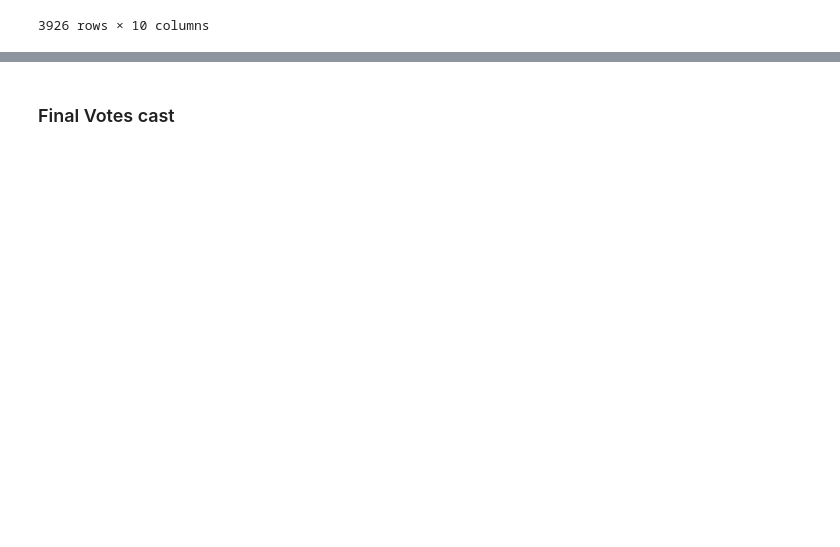
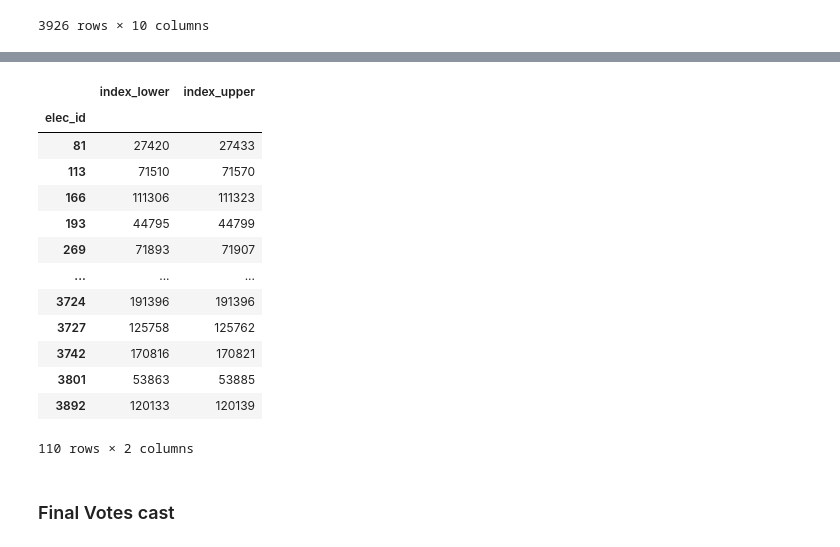
Before and after one commit to epfl-ada/ada-2024-project-ackthuallydeadalready, a Jupyter notebook: EDA.ipynb, the cells around one changed output, grey strips where cells are left out. Drawn from its saved outputs; the diff is of its cells as text; code cells hidden in the pictures; blank space fills up the shorter version.

```diff
--- a/EDA.ipynb
+++ b/EDA.ipynb
@@ -714,0 +705,36 @@ C:\Users\mikai\AppDa
+# %%
+flagged_elec_id = []
+
+for elec_id in unique_elections['elec_id']:
+    #check if same month, next or previous month as mode
+    for idx in data[data['elec_id']==elec_id].index:
+        if type(data.iloc[idx,5]) == float:
+            #print('skipped NaN')
+            continue
+
+        elif (datetime.strptime(data[data['elec_id']==elec_id]['MON'].mode()[0], '%B').month) == 1:
+            if (datetime.strptime(data[data['elec_id']==elec_id]['MON'].mode()[0], '%B').month == data.iloc[idx,5].month) or \
+                (12 == data.iloc[idx,5].month) or \
+                (2 == data.iloc[idx,5].month):
+                pass
+                #print('No Problem - Jan', idx)
+
+        elif (datetime.strptime(data[data['elec_id']==elec_id]['MON'].mode()[0], '%B').month) == 12:
+            if (datetime.strptime(data[data['elec_id']==elec_id]['MON'].mode()[0], '%B').month == data.iloc[idx,5].month) or \
+                (11 == data.iloc[idx,5].month) or \
+                (1 == data.iloc[idx,5].month):
+                pass
+                #print('No Problem- Dec', idx)
+
+        elif (datetime.strptime(data[data['elec_id']==elec_id]['MON'].mode()[0], '%B').month) != 1 and 2:
+            if (datetime.strptime(data[data['elec_id']==elec_id]['MON'].mode()[0], '%B').month == data.iloc[idx,5].month) or \
+                ((datetime.strptime(data[data['elec_id']==elec_id]['MON'].mode()[0], '%B').month+1) == data.iloc[idx,5].month) or \
+                ((datetime.strptime(data[data['elec_id']==elec_id]['MON'].mode()[0], '%B').month-1) == data.iloc[idx,5].month):
+                pass
+                #print('No Problem', idx)
+            else:
+                #print('row', idx)
+                flagged_elec_id.append([elec_id, idx])
+# %%
+flagged_elec_id = pd.DataFrame(flagged_elec_id, columns=('elec_id','index'))
+flagged_elec_id
@@ -714,0 +755,18 @@ C:\Users\mikai\AppDa
+# %%
+flagged_elec_id_boundaries = (flagged_elec_id.groupby('elec_id').min()).merge(flagged_elec_id.groupby('elec_id').max(), on='elec_id', suffixes=('_lower','_upper'))
+flagged_elec_id_boundaries
+# %% [output]
+|  | index_lower | index_upper |
+| elec_id |  |  |
+| 81 | 27420 | 27433 |
+| 113 | 71510 | 71570 |
+| 166 | 111306 | 111323 |
+| 193 | 44795 | 44799 |
+| 269 | 71893 | 71907 |
+| ... | ... | ... |
+| 3724 | 191396 | 191396 |
+| 3727 | 125758 | 125762 |
+| 3742 | 170816 | 170821 |
+| 3801 | 53863 | 53885 |
+| 3892 | 120133 | 120139 |
+110 rows × 2 columns
```
Also changed, not shown: parts of 17 cells of this notebook, 1 other file.
